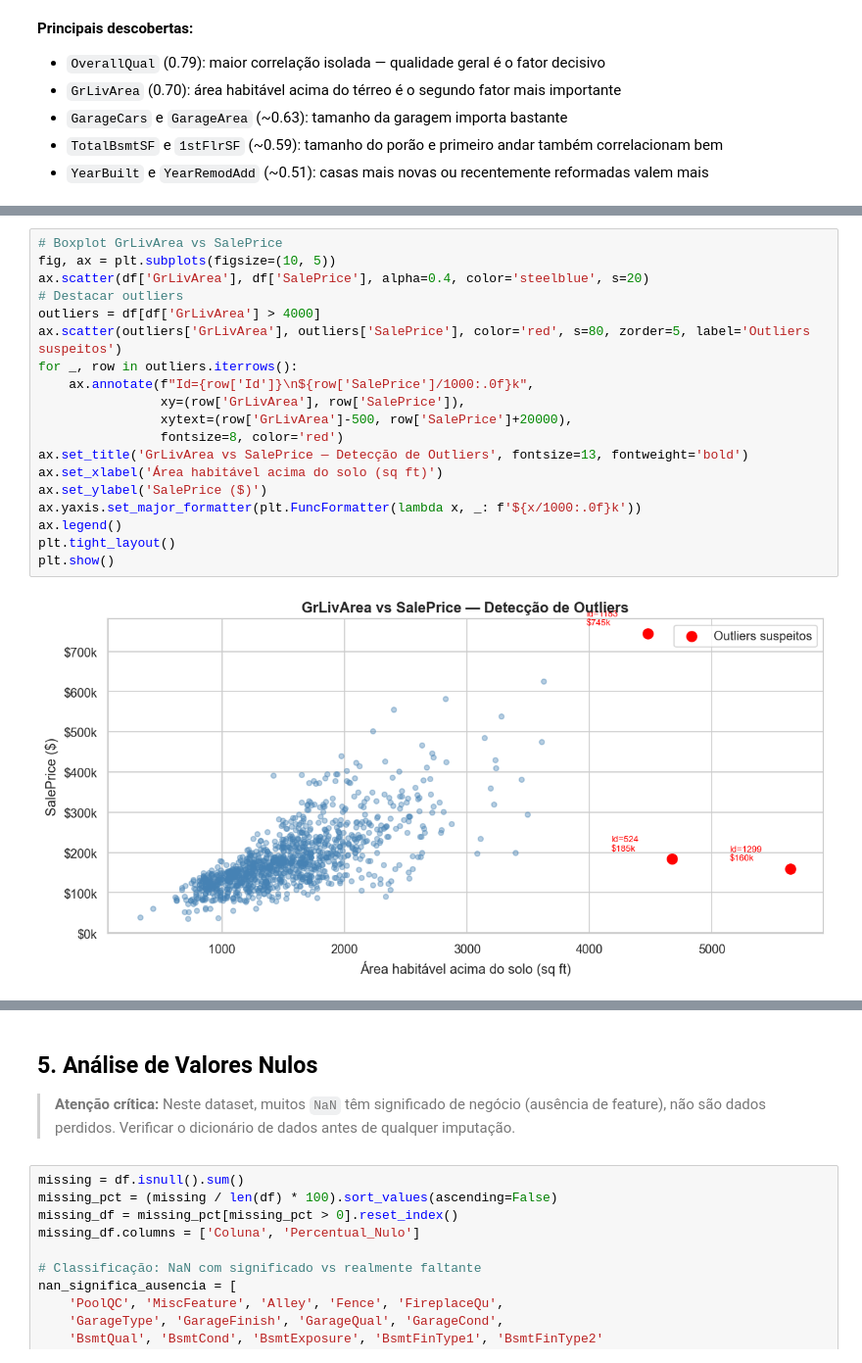
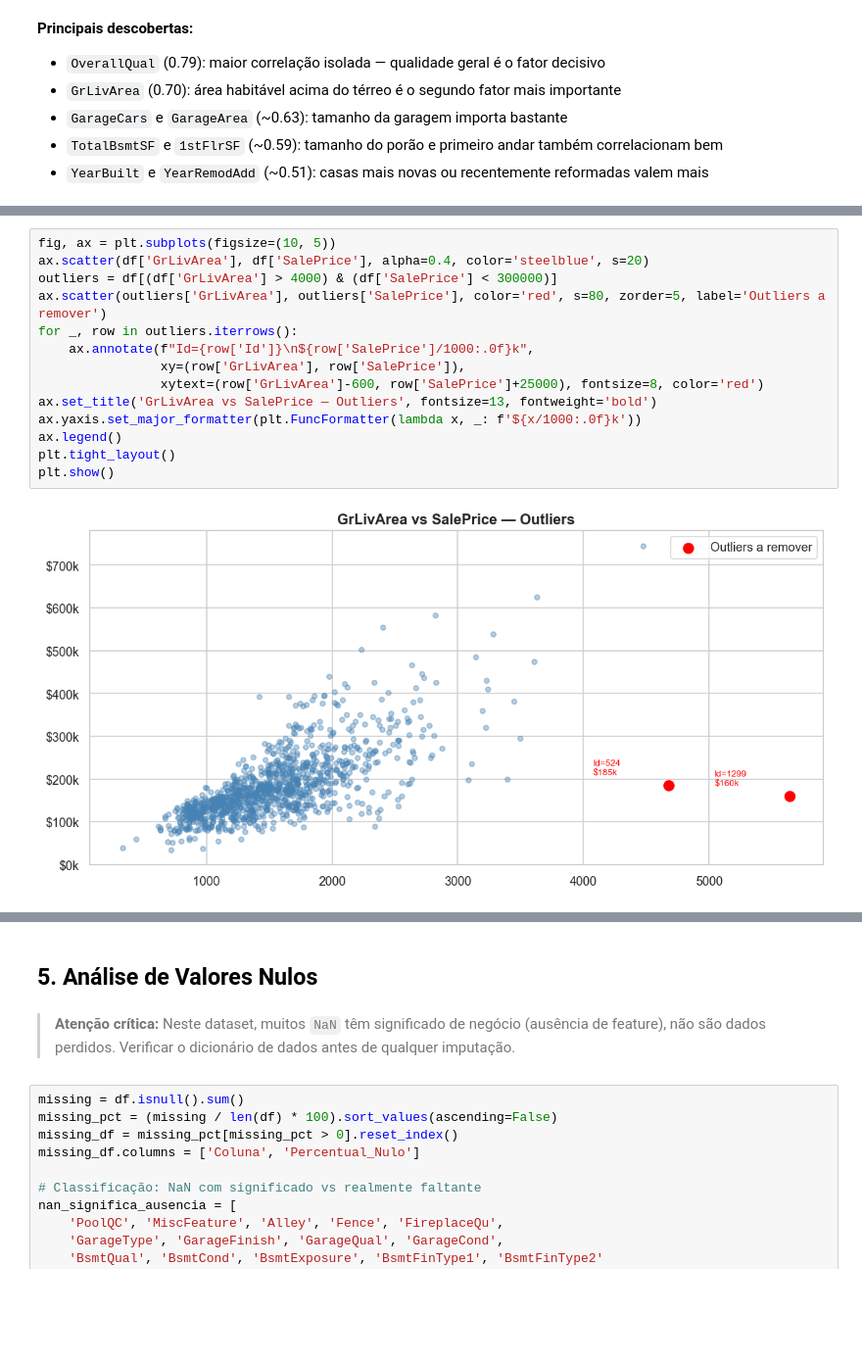
Before and after one commit to joaoelfredo/repositorio-desenvolvimento-projeto2-CD, a Jupyter notebook: notebooks/01_eda.ipynb, the cells around one changed output, grey strips where cells are left out. Shown at 98% size. Drawn from its saved outputs; the diff is of its cells as text; blank space fills up the shorter version.

```diff
--- a/notebooks/01_eda.ipynb
+++ b/notebooks/01_eda.ipynb
@@ -187,31 +148,26 @@ plt.show()
 # %%
-# Boxplot GrLivArea vs SalePrice
 fig, ax = plt.subplots(figsize=(10, 5))
 ax.scatter(df['GrLivArea'], df['SalePrice'], alpha=0.4, color='steelblue', s=20)
-# Destacar outliers
-outliers = df[df['GrLivArea'] > 4000]
-ax.scatter(outliers['GrLivArea'], outliers['SalePrice'], color='red', s=80, zorder=5, label='Outliers suspeitos')
+outliers = df[(df['GrLivArea'] > 4000) & (df['SalePrice'] < 300000)]
+ax.scatter(outliers['GrLivArea'], outliers['SalePrice'], color='red', s=80, zorder=5, label='Outliers a remover')
 for _, row in outliers.iterrows():
     ax.annotate(f"Id={row['Id']}\n${row['SalePrice']/1000:.0f}k",
                 xy=(row['GrLivArea'], row['SalePrice']),
-                xytext=(row['GrLivArea']-500, row['SalePrice']+20000),
-                fontsize=8, color='red')
-ax.set_title('GrLivArea vs SalePrice — Detecção de Outliers', fontsize=13, fontweight='bold')
-ax.set_xlabel('Área habitável acima do solo (sq ft)')
-ax.set_ylabel('SalePrice ($)')
+                xytext=(row['GrLivArea']-600, row['SalePrice']+25000), fontsize=8, color='red')
+ax.set_title('GrLivArea vs SalePrice — Outliers', fontsize=13, fontweight='bold')
 ax.yaxis.set_major_formatter(plt.FuncFormatter(lambda x, _: f'${x/1000:.0f}k'))
 ax.legend()
 plt.tight_layout()
 plt.show()
 # %% [output]
-[figure, old version]
+[figure, new version]
 # %% [markdown]
 **Outliers detectados (GrLivArea > 4000 ft²):**
 - **Id 524 e 1299:** Áreas enormes (4676 e 5642 ft²) vendidas por preços muito baixos (~$160-185k). São vendas atípicas que podem distorcer o modelo. Serão removidos no pré-processamento.
 - **Id 1183:** Área grande (4476 ft²) com preço coerente ($745k). Será mantido.
+# %% [markdown]
+## 5. Análise de Valores Nulos
 # %% [markdown]
-## 5. Análise de Valores Nulos
-
 > **Atenção crítica:** Neste dataset, muitos `NaN` têm significado de negócio (ausência de feature), não são dados perdidos. Verificar o dicionário de dados antes de qualquer imputação.
 # %%
 missing = df.isnull().sum()
```
Also changed, not shown: parts of 49 cells of this notebook, 3 other files.
